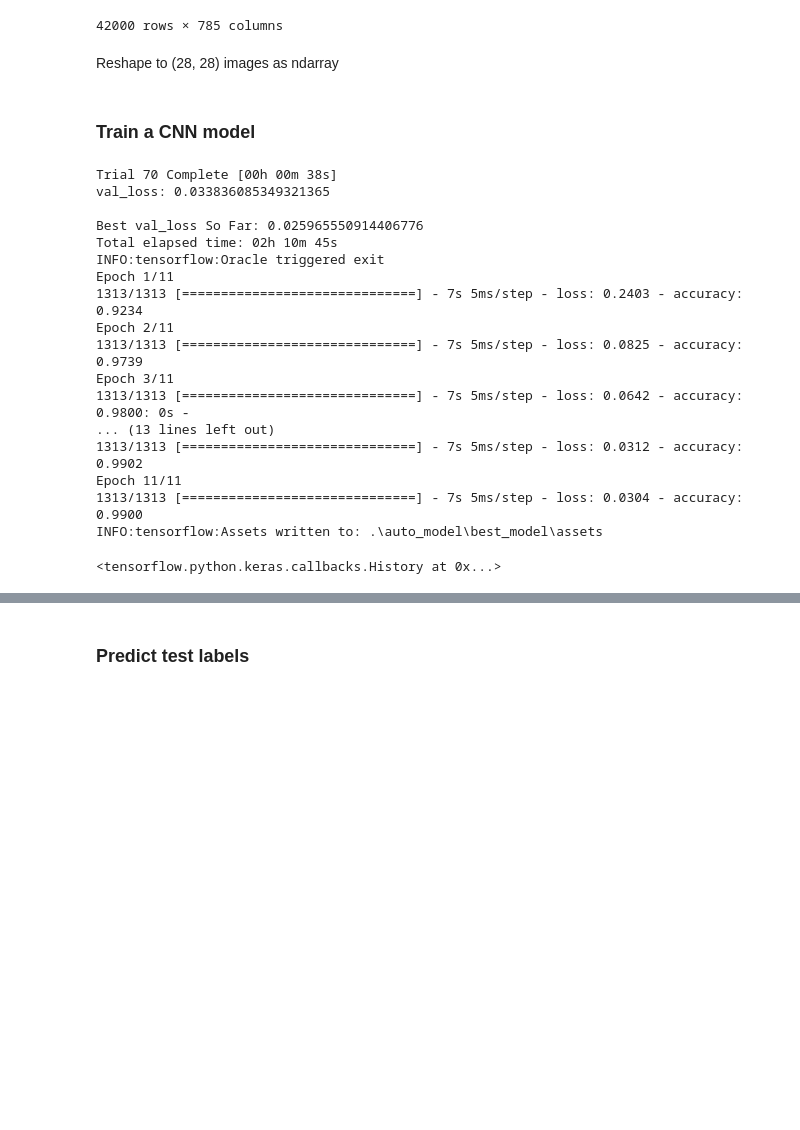
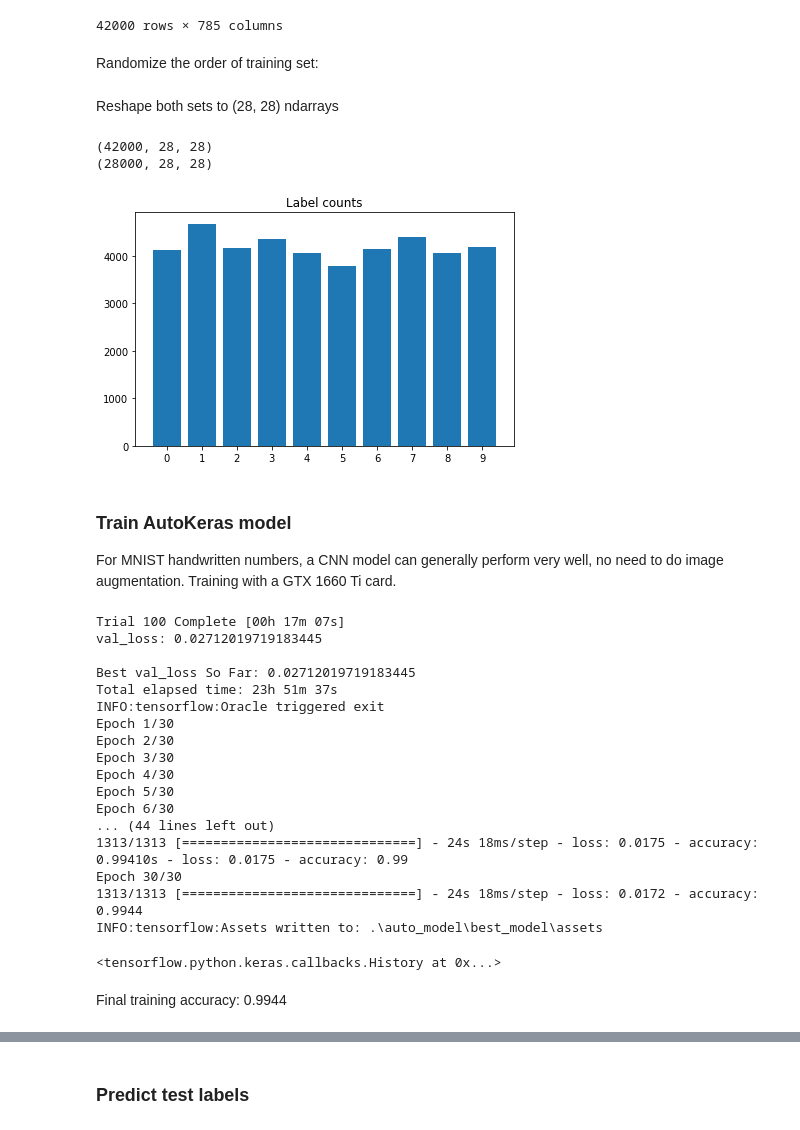
Before and after one commit to alankrantas/colab-python-cookbooks, a Jupyter notebook: kaggle/digits_autokeras.ipynb, the cells around one changed output, grey strips where cells are left out. Cells and saved outputs as stored; diff of their text form; code cells hidden in the pictures; blank space fills up the shorter version.

```diff
--- a/kaggle/digits_autokeras.ipynb
+++ b/kaggle/digits_autokeras.ipynb
@@ -25,3 +29,5 @@ train_raw
 | 41998 | 6 | 0 | 0 | 0 | 0 | 0 | 0 | 0 | 0 | 0 | ... | ... |
 | 41999 | 9 | 0 | 0 | 0 | 0 | 0 | 0 | 0 | 0 | 0 | ... | ... |
 42000 rows × 785 columns
+# %% [markdown]
+Randomize the order of training set:
@@ -28,11 +38,33 @@ train_raw
 # %% [markdown]
-Reshape to (28, 28) images as ndarray
+Reshape both sets to (28, 28) ndarrays
 # %%
 y_train = train_raw.pop('label').to_numpy()
 x_train = train_raw.to_numpy().reshape(-1, 28, 28)
 x_test = test_raw.to_numpy().reshape(-1, 28, 28)
+
+print(x_train.shape)
+print(x_test.shape)
+# %% [output]
+(42000, 28, 28)
+(28000, 28, 28)
-# %% [markdown]
-### Train a CNN model
+# %%
+import numpy as np
+import matplotlib.pyplot as plt
+
+labels, counts = np.unique(y_train, return_counts=True)
+
+plt.figure(figsize=(6, 4))
+plt.title('Label counts')
+plt.bar(labels, counts)
+plt.xticks(labels, labels)
+plt.tight_layout()
+plt.show()
+# %% [output]
+[figure, added]
+# %% [markdown]
+### Train AutoKeras model
+
+For MNIST handwritten numbers, a CNN model can generally perform very well, no need to do image augmentation. Training with a GTX 1660 Ti card.
 # %%
 import autokeras as ak
 import tensorflow as tf
@@ -49,23 +81,25 @@ clf = ak.AutoModel(
 
 clf.fit(
     x_train, y_train,
-    callbacks=[tf.keras.callbacks.EarlyStopping(patience=5)])
+    callbacks=[tf.keras.callbacks.EarlyStopping(patience=10)])
 # %% [output]
-Trial 70 Complete [00h 00m 38s]
-val_loss: 0.033836085349321365
+Trial 100 Complete [00h 17m 07s]
+val_loss: 0.02712019719183445
 
-Best val_loss So Far: 0.025965550914406776
-Total elapsed time: 02h 10m 45s
+Best val_loss So Far: 0.02712019719183445
+Total elapsed time: 23h 51m 37s
 INFO:tensorflow:Oracle triggered exit
-Epoch 1/11
-1313/1313 [==============================] - 7s 5ms/step - loss: 0.2403 - accuracy: 0.9234
-Epoch 2/11
-1313/1313 [==============================] - 7s 5ms/step - loss: 0.0825 - accuracy: 0.9739
-Epoch 3/11
-1313/1313 [==============================] - 7s 5ms/step - loss: 0.0642 - accuracy: 0.9800: 0s -
-... (13 lines left out)
-1313/1313 [==============================] - 7s 5ms/step - loss: 0.0312 - accuracy: 0.9902
-Epoch 11/11
-1313/1313 [==============================] - 7s 5ms/step - loss: 0.0304 - accuracy: 0.9900
+Epoch 1/30
+Epoch 2/30
+Epoch 3/30
+Epoch 4/30
+Epoch 5/30
+Epoch 6/30
+... (44 lines left out)
+1313/1313 [==============================] - 24s 18ms/step - loss: 0.0175 - accuracy: 0.99410s - loss: 0.0175 - accuracy: 0.99
+Epoch 30/30
+1313/1313 [==============================] - 24s 18ms/step - loss: 0.0172 - accuracy: 0.9944
 INFO:tensorflow:Assets written to: .\auto_model\best_model\assets
 <tensorflow.python.keras.callbacks.History at 0x...>
+# %% [markdown]
+Final training accuracy: 0.9944
```
Also changed, not shown: parts of 11 cells of this notebook.
